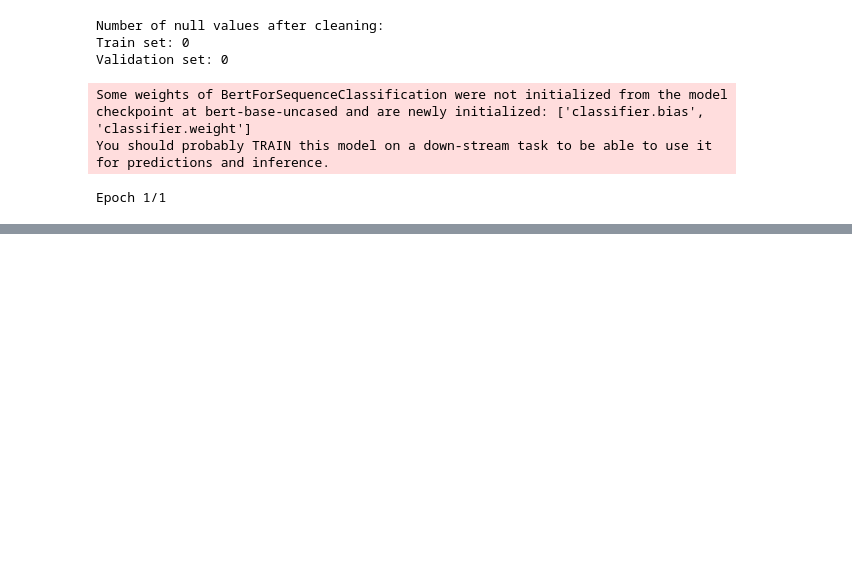
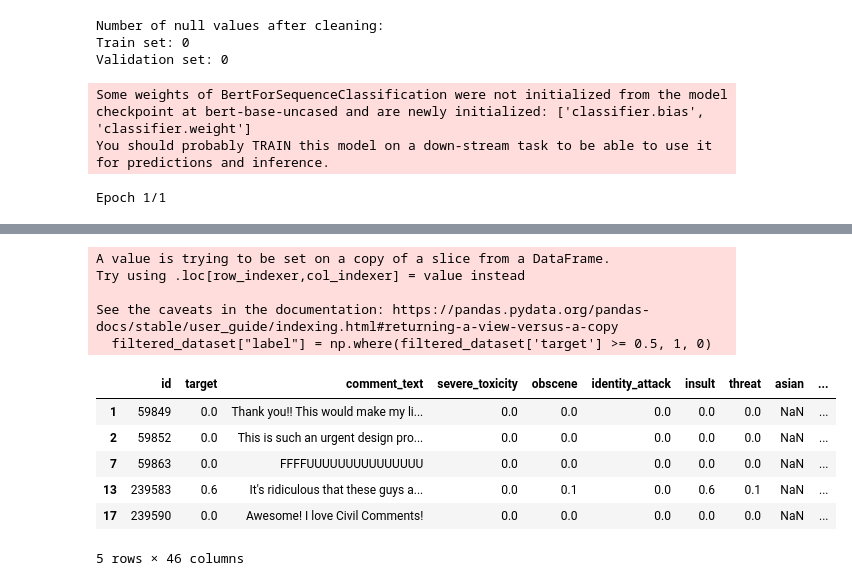
Before and after one commit to ruichenZz/cs260d-final-project, a Jupyter notebook: BERT_finetune.ipynb, the cells around one changed output, grey strips where cells are left out. Saved outputs shown, nothing was run; the diff lists cells and outputs as text; code cells hidden in the pictures; blank space fills up the shorter version.

```diff
--- a/BERT_finetune.ipynb
+++ b/BERT_finetune.ipynb
@@ -247,0 +332,16 @@ subgroups = [
+# %%
+filtered_dataset["label"] = np.where(filtered_dataset['target'] >= 0.5, 1, 0)
+filtered_dataset.head()
+# %% [output]
+A value is trying to be set on a copy of a slice from a DataFrame.
+Try using .loc[row_indexer,col_indexer] = value instead
+
+See the caveats in the documentation: https://pandas.pydata.org/pandas-docs/stable/user_guide/indexing.html#returning-a-view-versus-a-copy
+  filtered_dataset["label"] = np.where(filtered_dataset['target'] >= 0.5, 1, 0)
+|  | id | target | comment_text | severe_toxicity | obscene | identity_attack | insult | threat | asian | ... |
+| 1 | 59849 | 0.0 | Thank you!! This would make my li... | 0.0 | 0.0 | 0.0 | 0.0 | 0.0 | NaN | ... |
+| 2 | 59852 | 0.0 | This is such an urgent design pro... | 0.0 | 0.0 | 0.0 | 0.0 | 0.0 | NaN | ... |
+| 7 | 59863 | 0.0 | FFFFUUUUUUUUUUUUUUU | 0.0 | 0.0 | 0.0 | 0.0 | 0.0 | NaN | ... |
+| 13 | 239583 | 0.6 | It's ridiculous that these guys a... | 0.0 | 0.1 | 0.0 | 0.6 | 0.1 | NaN | ... |
+| 17 | 239590 | 0.0 | Awesome! I love Civil Comments! | 0.0 | 0.0 | 0.0 | 0.0 | 0.0 | NaN | ... |
+5 rows × 46 columns
```
Also changed, not shown: parts of 35 cells of this notebook, 4 other files.
